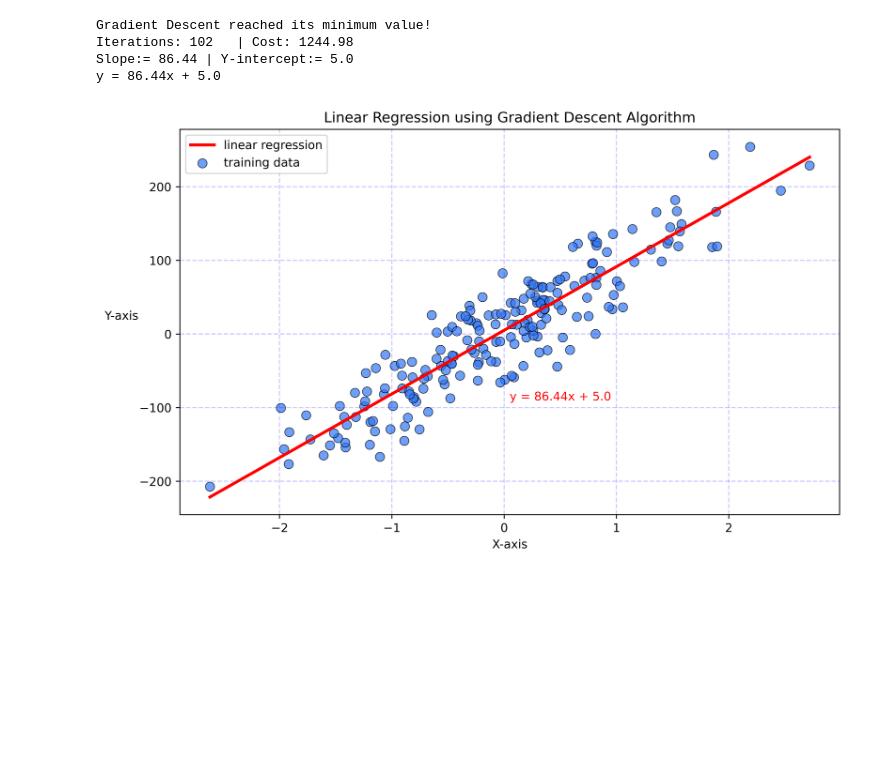
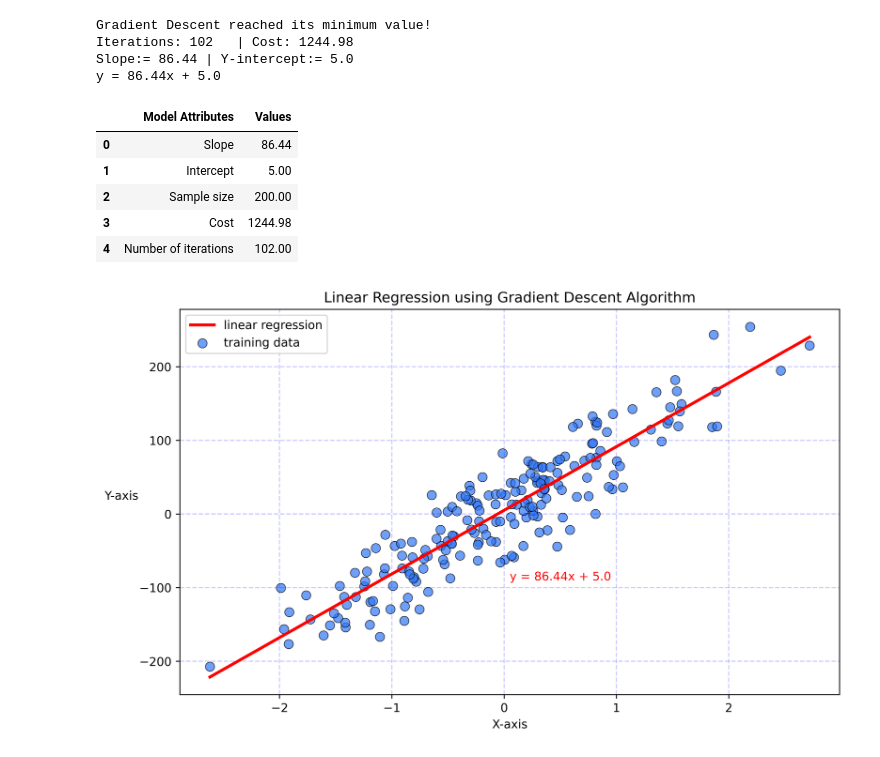
Before and after one commit to murilogustineli/machine-learning, a Jupyter notebook: 1.Linear-Regression&Gradient-Descent/LinearRegression.ipynb, the cells around one changed output. Saved outputs shown, nothing was run; the diff lists cells and outputs as text; code cells hidden in the pictures; blank space fills up the shorter version.

```diff
--- a/1.Linear-Regression&Gradient-Descent/LinearRegression.ipynb
+++ b/1.Linear-Regression&Gradient-Descent/LinearRegression.ipynb
@@ -82,6 +82,26 @@ Gradient Descent reached its minimum value!
 Iterations: 102   | Cost: 1244.98
 Slope:= 86.44 | Y-intercept:= 5.0
 y = 86.44x + 5.0
+# %%
+import pandas as pd
+
+# Initialise data of lists.
+data = {'Model Attributes':['Slope', 'Intercept', 'Sample size', 'Cost', 'Number of iterations'],
+        'Values':[model.slope, model.intercept, model.sample_size, model.cost, model.iterations]}
+
+# Create the pandas DataFrame
+df = pd.DataFrame(data, columns=['Model Attributes', 'Values'])
+df['Values'] = round(df['Values'], 2)
+
+# Print dataframe.
+df
+# %% [output]
+|  | Model Attributes | Values |
+| 0 | Slope | 86.44 |
+| 1 | Intercept | 5.00 |
+| 2 | Sample size | 200.00 |
+| 3 | Cost | 1244.98 |
+| 4 | Number of iterations | 102.00 |
 # %%
 # Assign optimal values to the Hypothesis
 y_pred = model.predict(x)
```
